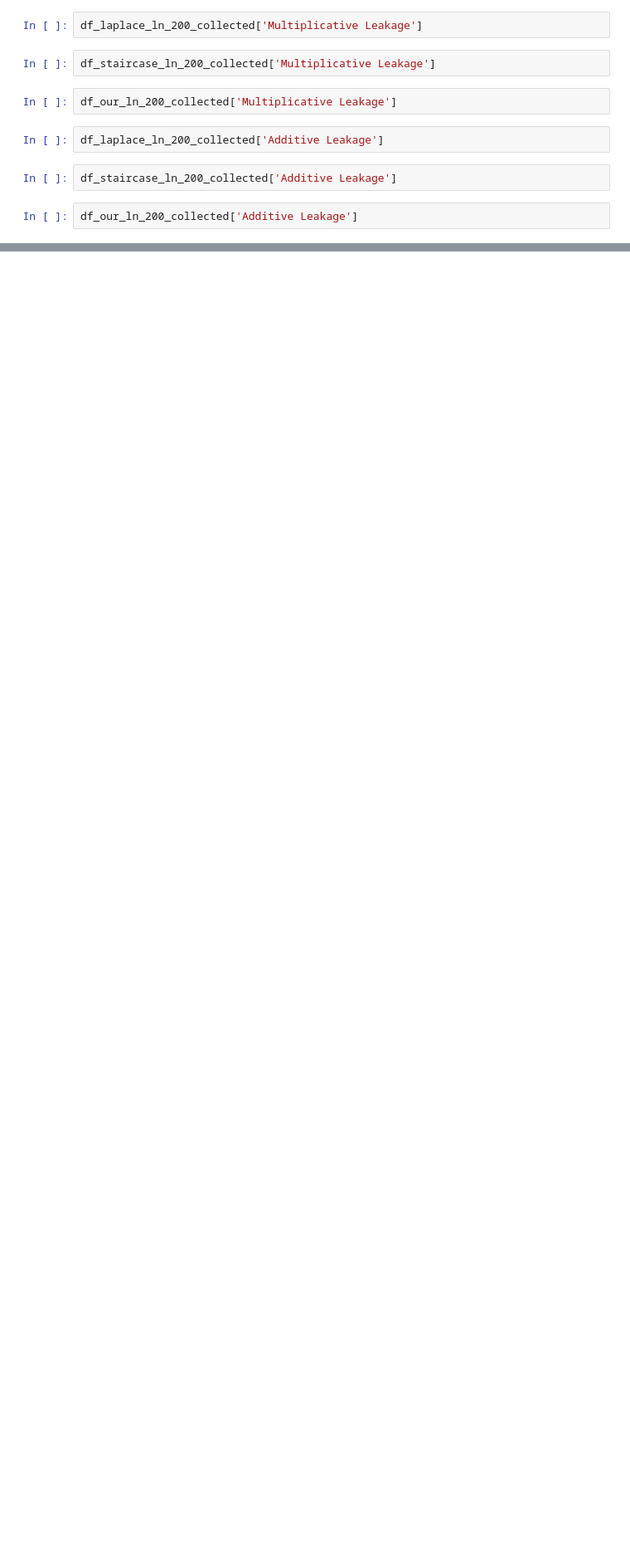
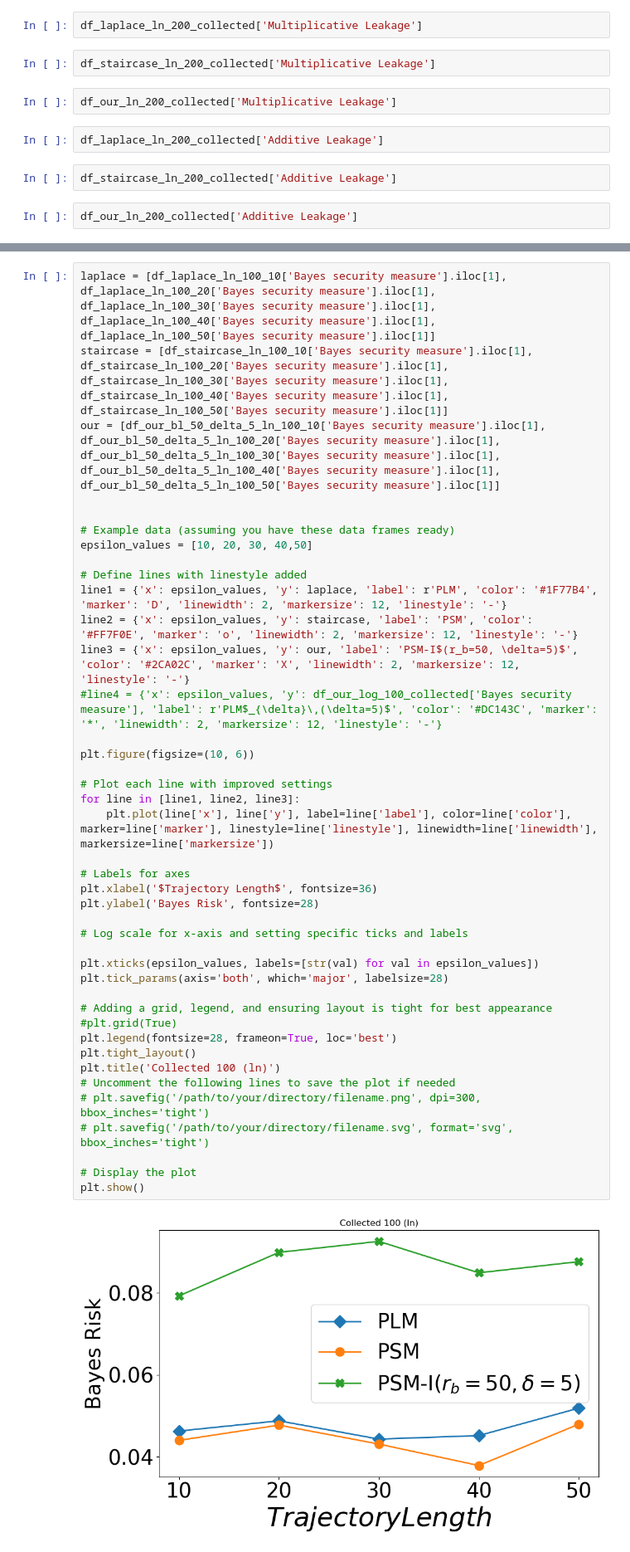
Before and after one commit to shafizurRseeam/location_privacy, a Jupyter notebook: fbleau_figure_collected.ipynb, the cells around one changed output, grey strips where cells are left out. Shown: that part at 83% size. Drawn from its saved outputs; the diff is of its cells as text; blank space fills up the shorter version.

```diff
--- a/fbleau_figure_collected.ipynb
+++ b/fbleau_figure_collected.ipynb
@@ -383,0 +604,43 @@ df_our_ln_200_collected['Additive Leakage']
+# %%
+laplace = [df_laplace_ln_100_10['Bayes security measure'].iloc[1], df_laplace_ln_100_20['Bayes security measure'].iloc[1], df_laplace_ln_100_30['Bayes security measure'].iloc[1], df_laplace_ln_100_40['Bayes security measure'].iloc[1], df_laplace_ln_100_50['Bayes security measure'].iloc[1]]
+staircase = [df_staircase_ln_100_10['Bayes security measure'].iloc[1], df_staircase_ln_100_20['Bayes security measure'].iloc[1], df_staircase_ln_100_30['Bayes security measure'].iloc[1], df_staircase_ln_100_40['Bayes security measure'].iloc[1], df_staircase_ln_100_50['Bayes security measure'].iloc[1]]
+our = [df_our_bl_50_delta_5_ln_100_10['Bayes security measure'].iloc[1], df_our_bl_50_delta_5_ln_100_20['Bayes security measure'].iloc[1], df_our_bl_50_delta_5_ln_100_30['Bayes security measure'].iloc[1], df_our_bl_50_delta_5_ln_100_40['Bayes security measure'].iloc[1], df_our_bl_50_delta_5_ln_100_50['Bayes security measure'].iloc[1]]
+
+
+# Example data (assuming you have these data frames ready)
+epsilon_values = [10, 20, 30, 40,50]
+
+# Define lines with linestyle added
+line1 = {'x': epsilon_values, 'y': laplace, 'label': r'PLM', 'color': '#1F77B4', 'marker': 'D', 'linewidth': 2, 'markersize': 12, 'linestyle': '-'}
+line2 = {'x': epsilon_values, 'y': staircase, 'label': 'PSM', 'color': '#FF7F0E', 'marker': 'o', 'linewidth': 2, 'markersize': 12, 'linestyle': '-'}
+line3 = {'x': epsilon_values, 'y': our, 'label': 'PSM-I$(r_b=50, \delta=5)$', 'color': '#2CA02C', 'marker': 'X', 'linewidth': 2, 'markersize': 12, 'linestyle': '-'}
+#line4 = {'x': epsilon_values, 'y': df_our_log_100_collected['Bayes security measure'], 'label': r'PLM$_{\delta}\,(\delta=5)$', 'color': '#DC143C', 'marker': '*', 'linewidth': 2, 'markersize': 12, 'linestyle': '-'}
+
+plt.figure(figsize=(10, 6))
+
+# Plot each line with improved settings
+for line in [line1, line2, line3]:
+    plt.plot(line['x'], line['y'], label=line['label'], color=line['color'], marker=line['marker'], linestyle=line['linestyle'], linewidth=line['linewidth'], markersize=line['markersize'])
+
+# Labels for axes
+plt.xlabel('$Trajectory Length$', fontsize=36)
+plt.ylabel('Bayes Risk', fontsize=28)
+
+# Log scale for x-axis and setting specific ticks and labels
+
+plt.xticks(epsilon_values, labels=[str(val) for val in epsilon_values])
+plt.tick_params(axis='both', which='major', labelsize=28)
+
+# Adding a grid, legend, and ensuring layout is tight for best appearance
+#plt.grid(True)
+plt.legend(fontsize=28, frameon=True, loc='best')
+plt.tight_layout()
+plt.title('Collected 100 (ln)')
+# Uncomment the following lines to save the plot if needed
+# plt.savefig('/path/to/your/directory/filename.png', dpi=300, bbox_inches='tight')
+# plt.savefig('/path/to/your/directory/filename.svg', format='svg', bbox_inches='tight')
+
+# Display the plot
+plt.show()
+# %% [output]
+[figure, added]
```
Also changed, not shown: parts of 9 cells of this notebook, 4 other files.
